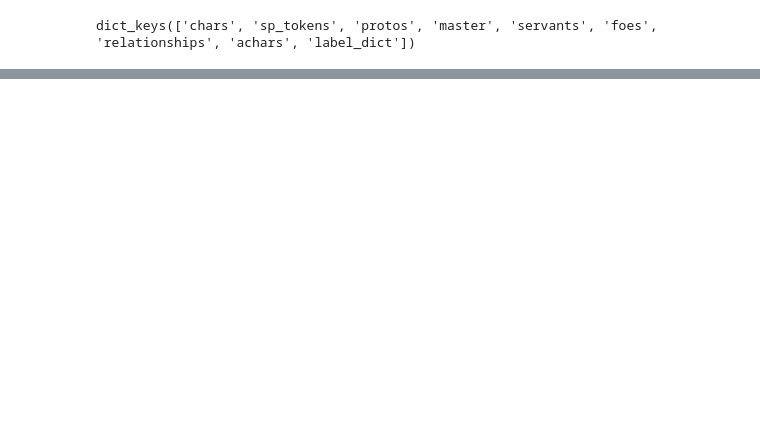
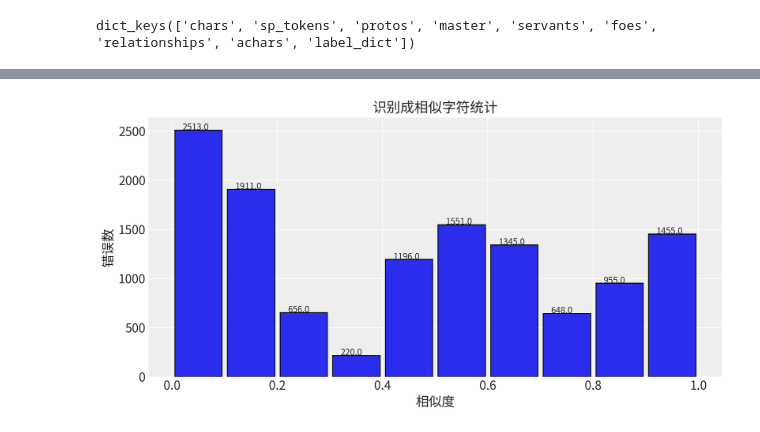
Before and after one commit to makaspacex/spindlenet, a Jupyter notebook: test.ipynb, the cells around one changed output, grey strips where cells are left out. Cells and saved outputs as stored; diff of their text form; code cells hidden in the pictures; blank space fills up the shorter version.

```diff
--- a/test.ipynb
+++ b/test.ipynb
@@ -62,0 +210,21 @@ print(a)
+# %%
+cs_helper = CharSimilarityHelper()
+sim_res = []
+for ele in maka_eval.total_sub_cs:
+    _,_,pred,gt,_= ele
+    try:
+        r = cs_helper.similar(pred, gt)
+        sim_res.append(r)
+    except Exception:
+        pass
+
+plt.figure(figsize=(10,5))
+nums,bins,patches = plt.hist(sim_res,rwidth=0.9, bins=10,edgecolor='k',range=(0,1))
+for num,bin in zip(nums,bins):
+    plt.annotate(num,xy=(bin,num), xytext=(bin+0.02,num))
+plt.title("识别成相似字符统计")
+plt.xlabel("相似度")
+plt.ylabel("错误数")
+plt.show()
+# %% [output]
+[figure, added]
```
Also changed, not shown: parts of 17 cells of this notebook, 45 other files.
